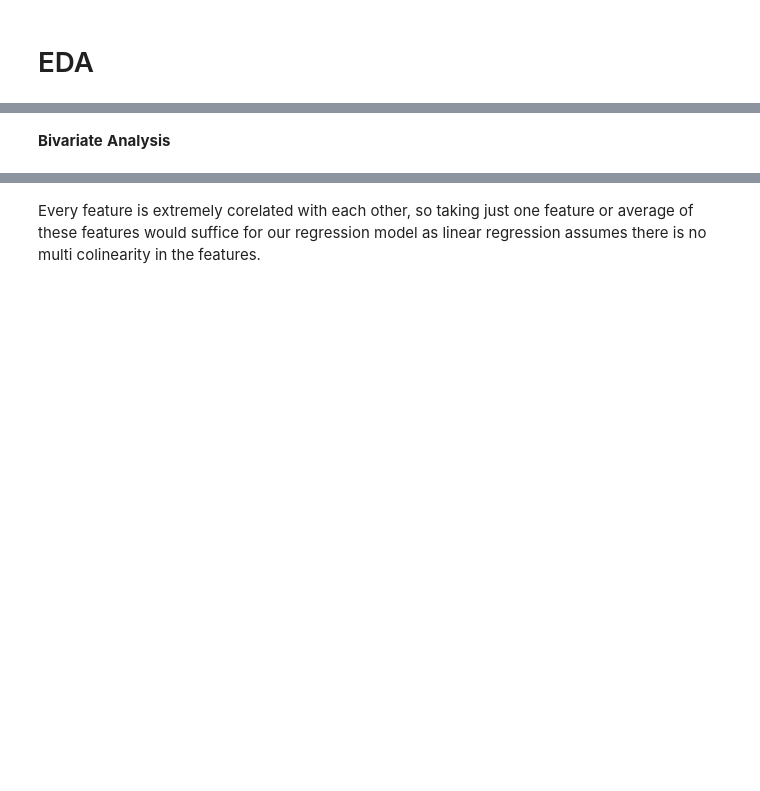
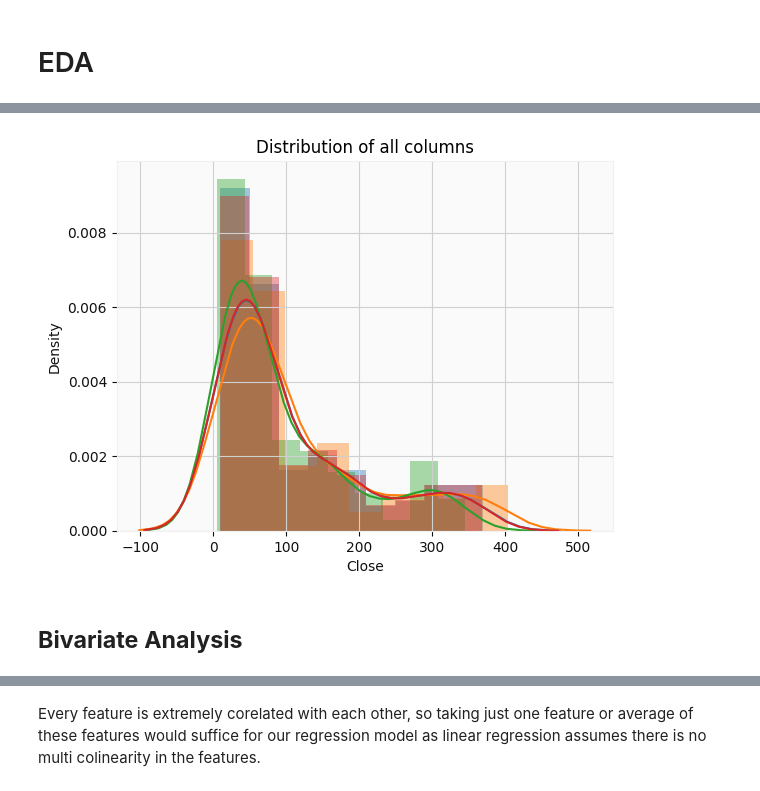
Before and after one commit to Datawithabhishek/Yes-Bank-Stock-Closing-Price-Prediction, a Jupyter notebook: Yes_bank_stock_closing_price_prediction.ipynb, the cells around one changed output, grey strips where cells are left out. Saved outputs shown, nothing was run; the diff lists cells and outputs as text; code cells hidden in the pictures; blank space fills up the shorter version.

```diff
--- a/Yes_bank_stock_closing_price_prediction.ipynb
+++ b/Yes_bank_stock_closing_price_prediction.ipynb
@@ -246,2 +135,11 @@ plt.show()
+# %%
+sns.distplot(df['Open'],kde=True)
+sns.distplot(df['High'],kde=True)
+sns.distplot(df['Low'],kde=True)
+sns.distplot(df['Close'],kde=True)
+plt.title("Distribution of all columns")
+plt.show()
+# %% [output]
+[figure, added]
 # %% [markdown]
-**Bivariate** **Analysis**
+## **Bivariate** **Analysis**
```
Also changed, not shown: parts of 131 cells of this notebook.
